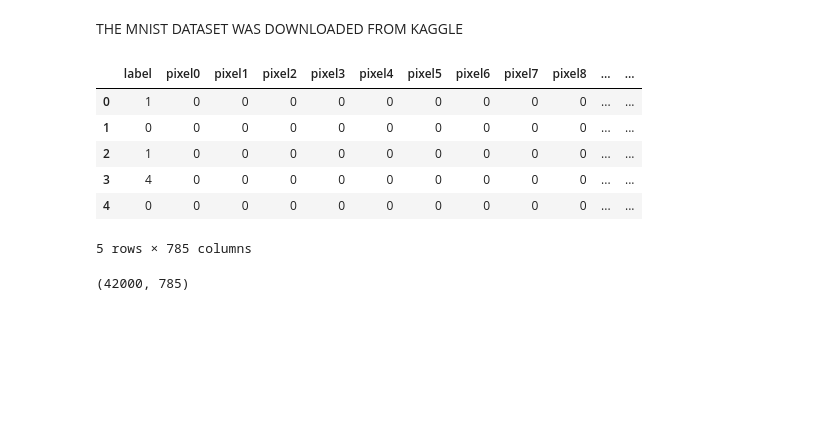
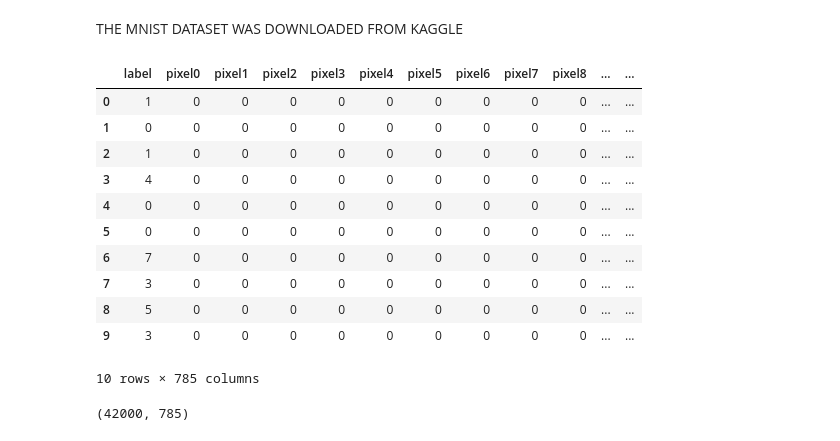
Before and after one commit to praymesh/mnistrecog_numpy, a Jupyter notebook: mnist.ipynb, the cells around one changed output. Saved outputs shown, nothing was run; the diff lists cells and outputs as text; code cells hidden in the pictures; blank space fills up the shorter version.

```diff
--- a/mnist.ipynb
+++ b/mnist.ipynb
@@ -8,15 +8,20 @@ import pandas as pd
 THE MNIST DATASET WAS DOWNLOADED FROM KAGGLE
 # %%
 data = pd.read_csv('train.csv') #MNIST DATASET from kaggle
-data.head()
+data.head(n=10)
 # %% [output]
 |  | label | pixel0 | pixel1 | pixel2 | pixel3 | pixel4 | pixel5 | pixel6 | pixel7 | pixel8 | ... | ... |
 | 0 | 1 | 0 | 0 | 0 | 0 | 0 | 0 | 0 | 0 | 0 | ... | ... |
 | 1 | 0 | 0 | 0 | 0 | 0 | 0 | 0 | 0 | 0 | 0 | ... | ... |
 | 2 | 1 | 0 | 0 | 0 | 0 | 0 | 0 | 0 | 0 | 0 | ... | ... |
 | 3 | 4 | 0 | 0 | 0 | 0 | 0 | 0 | 0 | 0 | 0 | ... | ... |
 | 4 | 0 | 0 | 0 | 0 | 0 | 0 | 0 | 0 | 0 | 0 | ... | ... |
+| 5 | 0 | 0 | 0 | 0 | 0 | 0 | 0 | 0 | 0 | 0 | ... | ... |
+| 6 | 7 | 0 | 0 | 0 | 0 | 0 | 0 | 0 | 0 | 0 | ... | ... |
+| 7 | 3 | 0 | 0 | 0 | 0 | 0 | 0 | 0 | 0 | 0 | ... | ... |
+| 8 | 5 | 0 | 0 | 0 | 0 | 0 | 0 | 0 | 0 | 0 | ... | ... |
+| 9 | 3 | 0 | 0 | 0 | 0 | 0 | 0 | 0 | 0 | 0 | ... | ... |
-5 rows × 785 columns
+10 rows × 785 columns
 # %%
 data.shape #we have 42000 images and 785 columns
 # %% [output]
```
Also changed, not shown: parts of 13 cells of this notebook.
